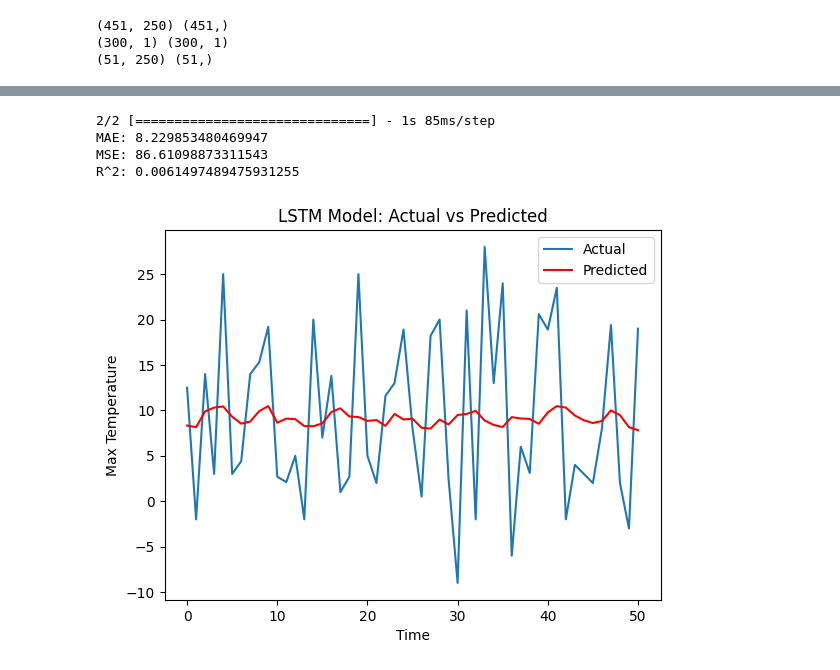
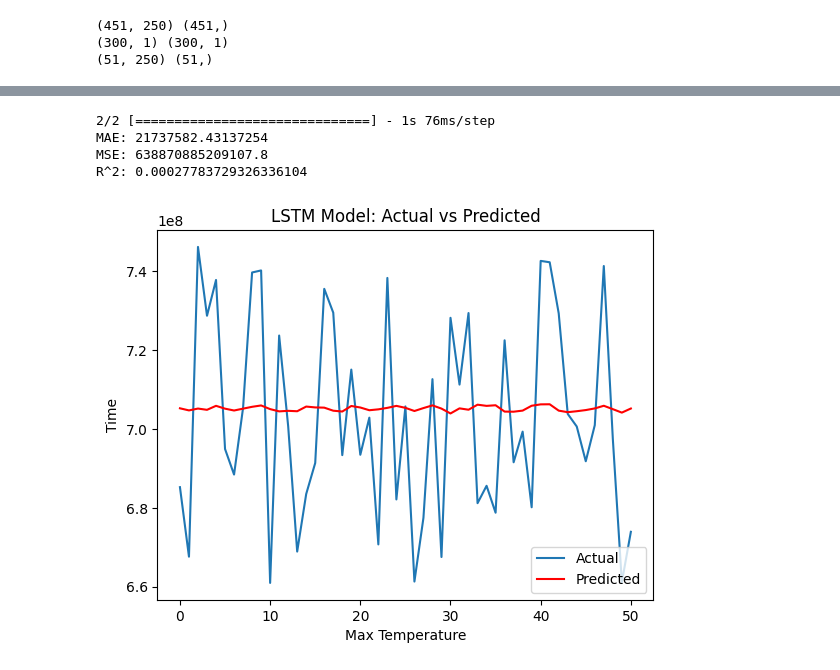
Before and after one commit to Andy-rew/Data-mining, a Jupyter notebook: lab6/lab6.ipynb, the cells around one changed output, grey strips where cells are left out. Cells and saved outputs as stored; diff of their text form; code cells hidden in the pictures.

```diff
--- a/lab6/lab6.ipynb
+++ b/lab6/lab6.ipynb
@@ -152,8 +181,8 @@ plt.show()
 from sklearn.preprocessing import MinMaxScaler
 from keras.src.layers import  LSTM, GRU
 
-X = feature.values.reshape(-1, 1)
-y = series_analise.values.reshape(-1, 1)
+y = feature.values.reshape(-1, 1)
+X = series_analise.values.reshape(-1, 1)
 
 scaler_x = MinMaxScaler(feature_range=(0, 1))
 scaler_y = MinMaxScaler(feature_range=(0, 1))
@@ -163,7 +192,7 @@ y_scaled = scaler_y.fit_transform(y)
 
 X_train, X_test, y_train, y_test = train_test_split(X_scaled, y_scaled, test_size=0.3, random_state=42)
 
-# Функция для преобразования данных в формат, подходящий для LSTM
+# преобразование данных в формат для LSTM
 def create_dataset(X, y, time_steps):
     Xs, ys = [], []
     for i in range(len(X) - time_steps + 1):
@@ -173,7 +202,7 @@ def create_dataset(X, y, time_steps):
     return np.array(Xs), np.array(ys)
 
 time_steps = 250
-n_features = 1  # количество признаков
+n_features = 1
 
 
 X_train_lstm, y_train_lstm = create_dataset(X_train, y_train, time_steps)
@@ -222,19 +251,19 @@ print('MAE:', mean_absolute_error(y_test_inv, predictions))
 print('MSE:', mean_squared_error(y_test_inv, predictions))
 print('R^2:', r2_score(y_test_inv, predictions))
 # %% [output]
-2/2 [==============================] - 1s 85ms/step
-MAE: 8.229853480469947
-MSE: 86.61098873311543
-R^2: 0.0061497489475931255
+2/2 [==============================] - 1s 76ms/step
+MAE: 21737582.43137254
+MSE: 638870885209107.8
+R^2: 0.00027783729326336104
 # %%
 
 
 plt.plot(y_test_inv, label='Actual')
 plt.plot(predictions, label='Predicted', color='red')
-plt.xlabel('Time')
-plt.ylabel('Max Temperature')
+plt.xlabel('Max Temperature')
+plt.ylabel('Time')
 plt.title('LSTM Model: Actual vs Predicted')
 plt.legend()
 plt.show()
 # %% [output]
-[figure, old version]
+[figure, new version]
```
Also changed, not shown: parts of 10 cells of this notebook.
